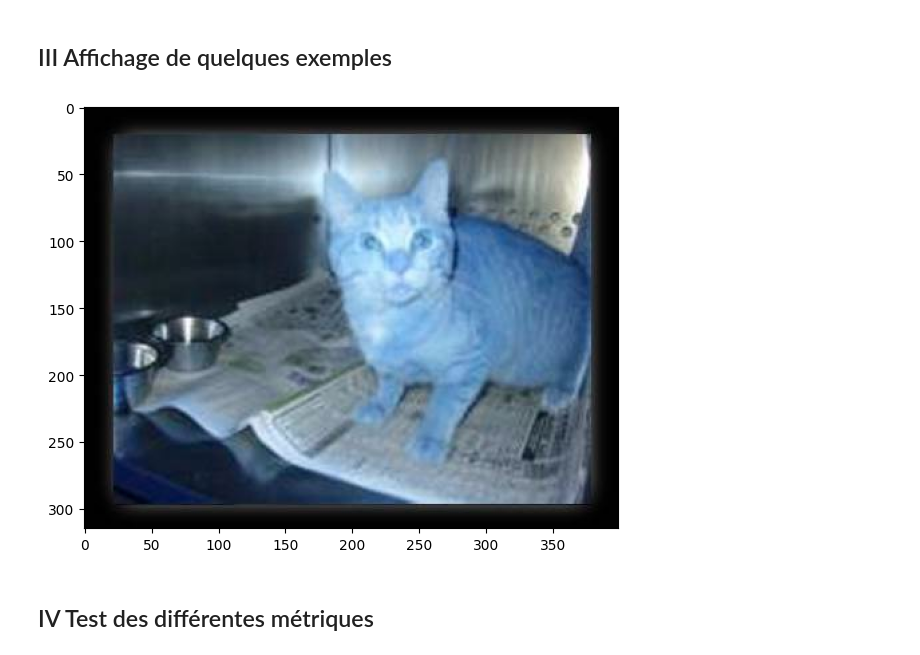
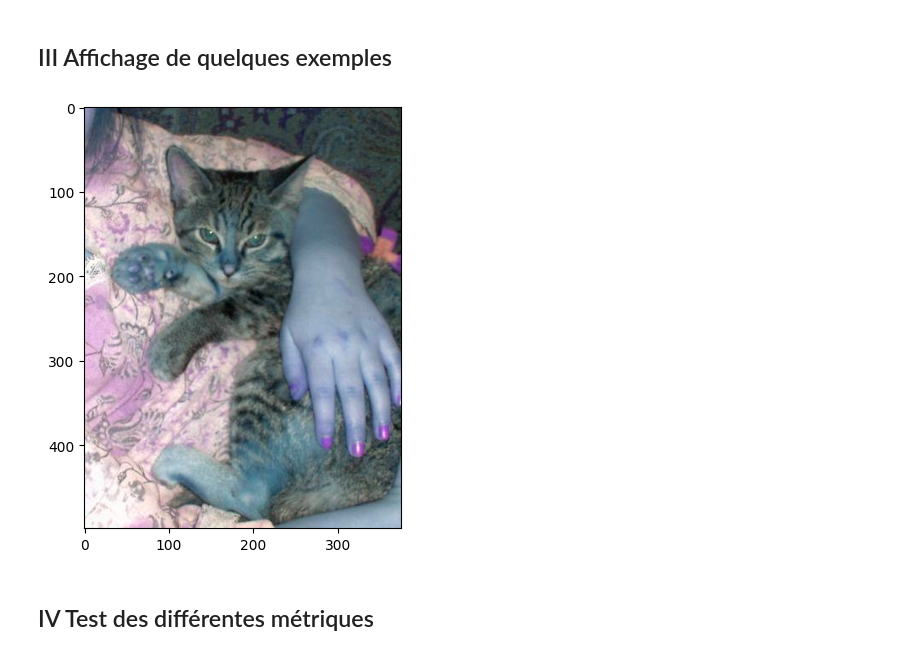
Before and after one commit to MightyCode/Super-Resolution-Project, a Jupyter notebook: compare_methods.ipynb, the cells around one changed output. Saved outputs shown, nothing was run; the diff lists cells and outputs as text; code cells hidden in the pictures.

```diff
--- a/compare_methods.ipynb
+++ b/compare_methods.ipynb
@@ -56,9 +55,9 @@ Number of valid dog images: 500
 # %%
 c = np.random.randint(len(os.listdir(train_cats_dir)))
 cat = cv2.imread(train_cats_dir + '/' + train_cat_fnames[c])
-mp.imshow(cat)
-mp.tight_layout()
+plt.imshow(cat)
+plt.tight_layout()
 # %% [output]
-[figure, old version]
+[figure, new version]
 # %% [markdown]
 ## IV Test des différentes métriques
```
Also changed, not shown: parts of 7 cells of this notebook, 11 other files.
